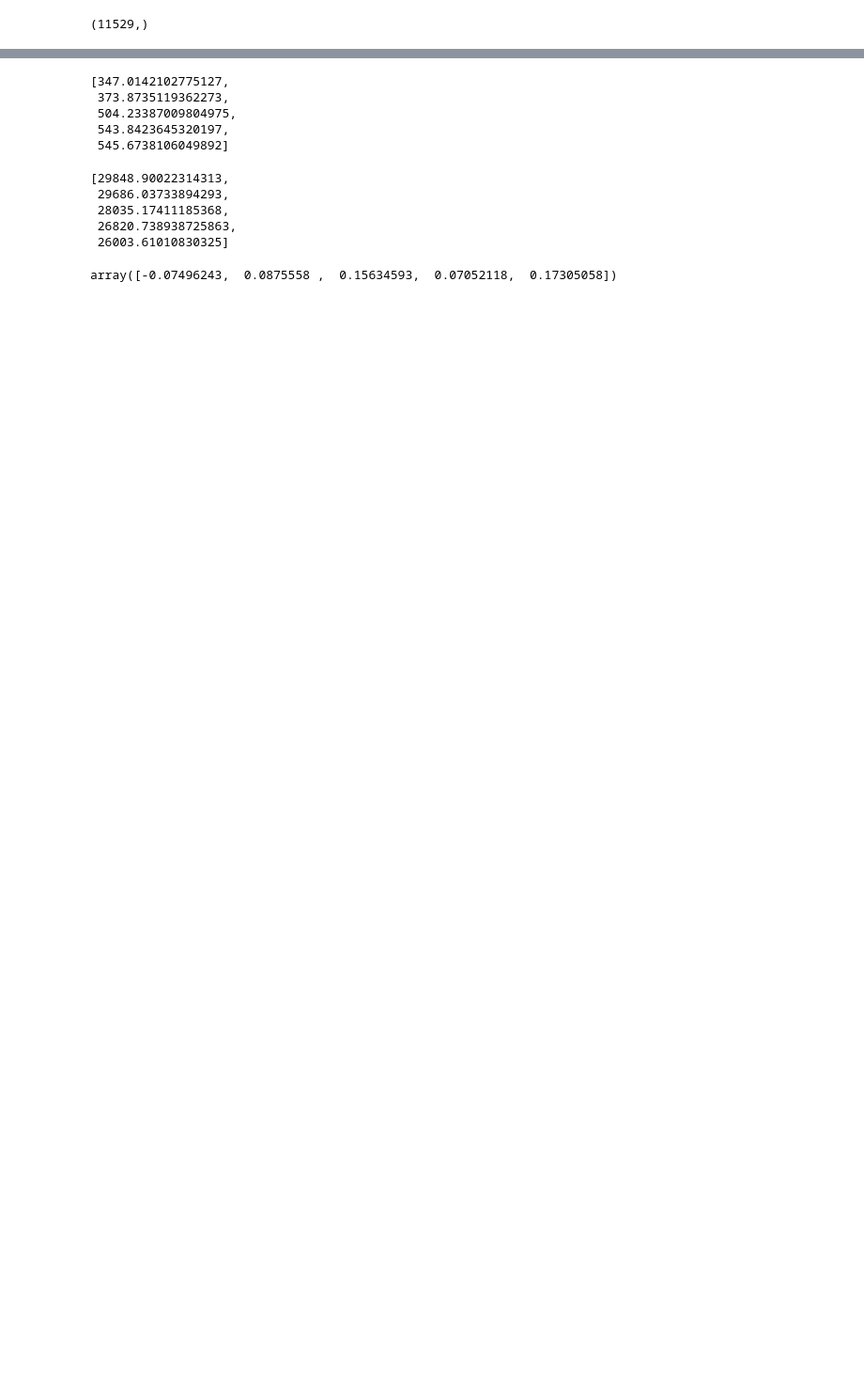
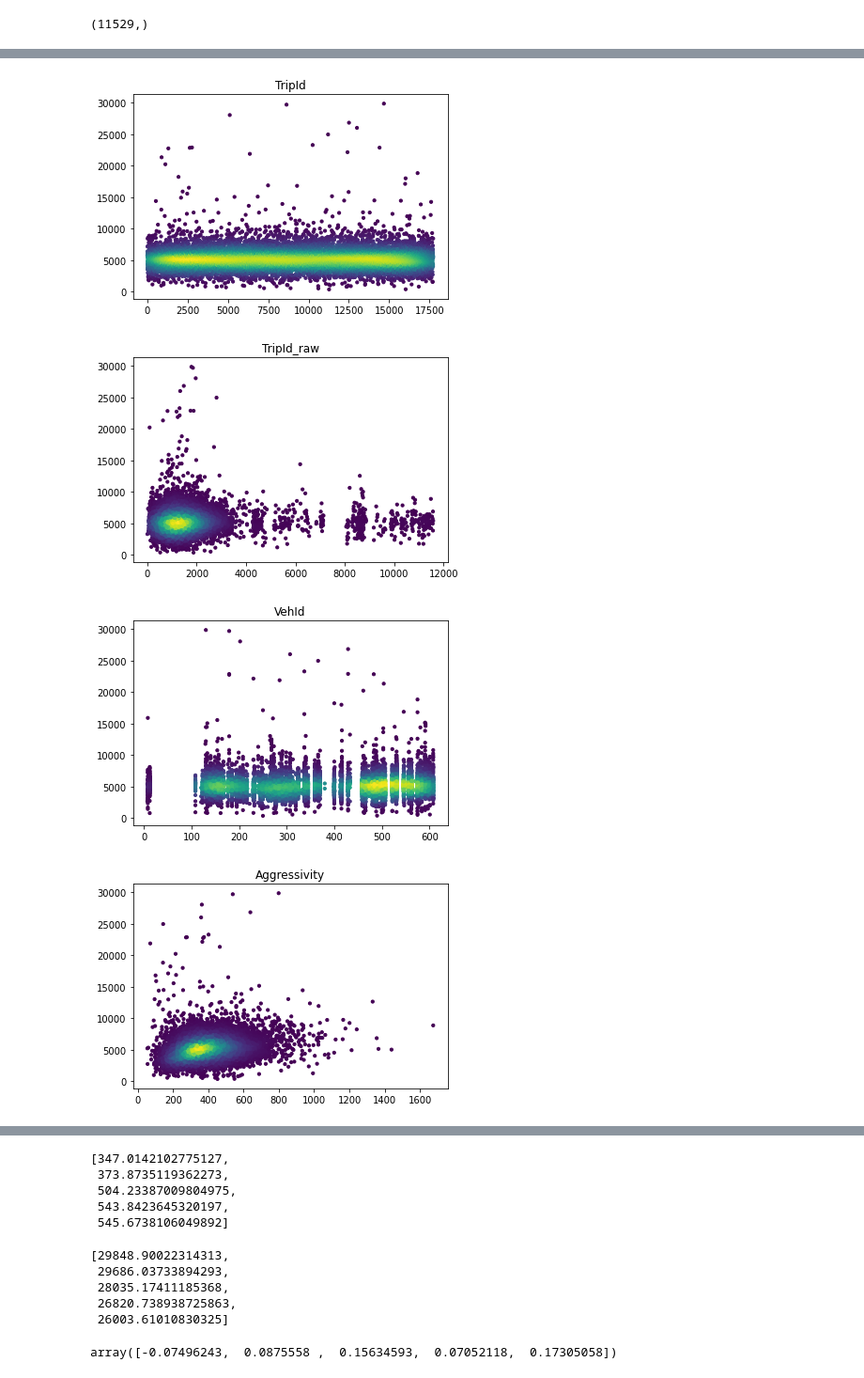
Before and after one commit to zamborg/NVFEL498, a Jupyter notebook: Notebooks/GeneralModeling.ipynb, the cells around one changed output, grey strips where cells are left out. Shown at 94% size. Saved outputs shown, nothing was run; the diff lists cells and outputs as text; code cells hidden in the pictures; blank space fills up the shorter version.

```diff
--- a/Notebooks/GeneralModeling.ipynb
+++ b/Notebooks/GeneralModeling.ipynb
@@ -518,0 +591,19 @@ Displacement/Weight: 18.8231101377786
+# %%
+from scipy.stats import gaussian_kde
+
+for col in data.columns:
+#     plt.scatter(data[col], data['Aggressiveness'], s=1)
+
+    # Calculate the point density
+    if col != 'Aggressiveness':
+        xy = np.vstack([data[col],data['Aggressiveness']])
+        z = gaussian_kde(xy)(xy)
+        fig, ax = plt.subplots()
+        ax.scatter(data[col], data['Aggressiveness'], c=z, s=10)
+        plt.title(col)
+        plt.show()
+# %% [output]
+[figure, added]
+[figure, added]
+[figure, added]
+[figure, added]
```
Also changed, not shown: parts of 19 cells of this notebook, 2 other files.
